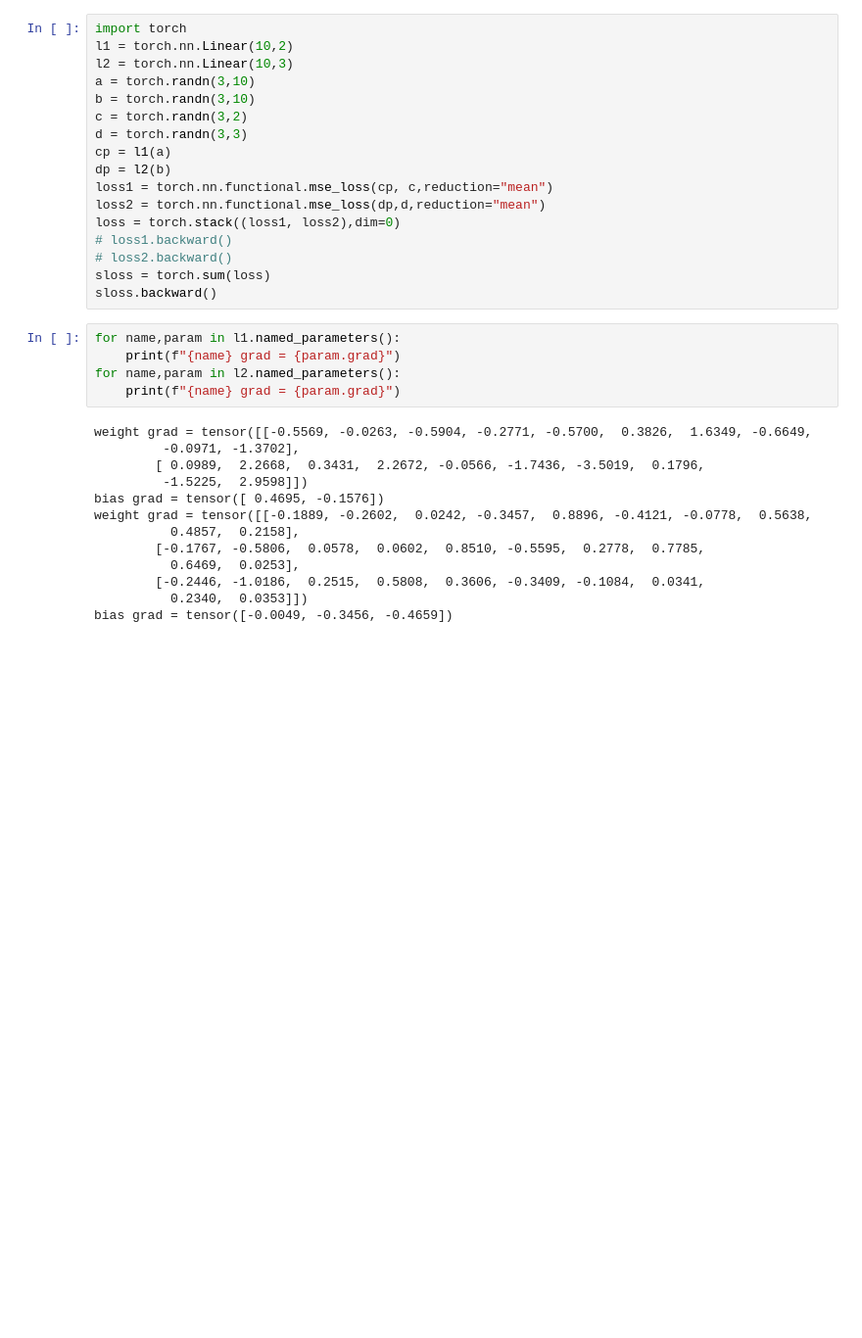
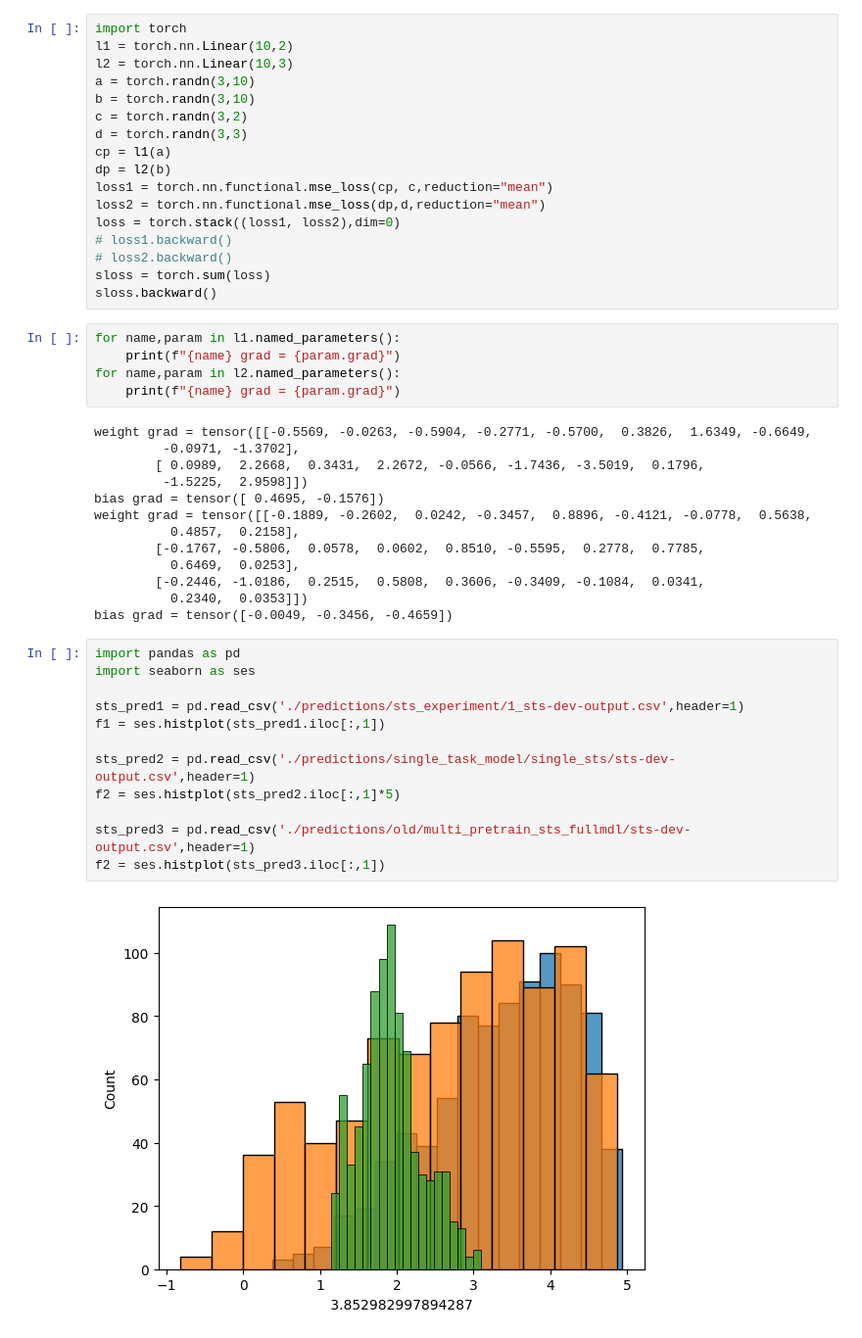
Before and after one commit to hsingchien/CS224N_FP, a Jupyter notebook: test.ipynb, the cells around one changed output. Shown: that part at 98% size. Cells and saved outputs as stored; diff of their text form; blank space fills up the shorter version.

Commit message:
new experiments

```diff
--- a/test.ipynb
+++ b/test.ipynb
@@ -169,3 +169,17 @@ weight grad = tensor([[-0.1889, -0.2602,  0.0242, -0.3457,  0.8896, -0.4121, -0.
         [-0.2446, -1.0186,  0.2515,  0.5808,  0.3606, -0.3409, -0.1084,  0.0341,
           0.2340,  0.0353]])
 bias grad = tensor([-0.0049, -0.3456, -0.4659])
+# %%
+import pandas as pd
+import seaborn as ses
+
+sts_pred1 = pd.read_csv('./predictions/sts_experiment/1_sts-dev-output.csv',header=1)
+f1 = ses.histplot(sts_pred1.iloc[:,1])
+
+sts_pred2 = pd.read_csv('./predictions/single_task_model/single_sts/sts-dev-output.csv',header=1)
+f2 = ses.histplot(sts_pred2.iloc[:,1]*5)
+
+sts_pred3 = pd.read_csv('./predictions/old/multi_pretrain_sts_fullmdl/sts-dev-output.csv',header=1)
+f2 = ses.histplot(sts_pred3.iloc[:,1])
+# %% [output]
+[figure, added]
```
Also changed, not shown: 23 other files.
